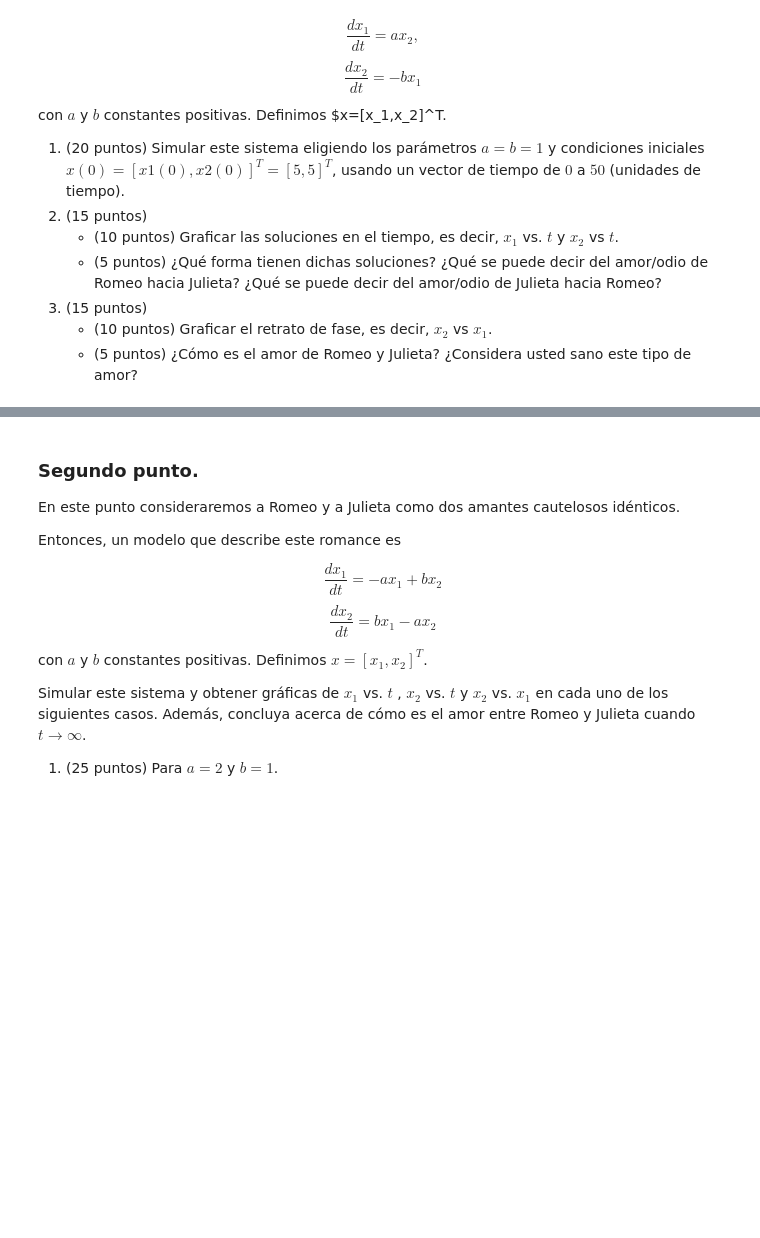
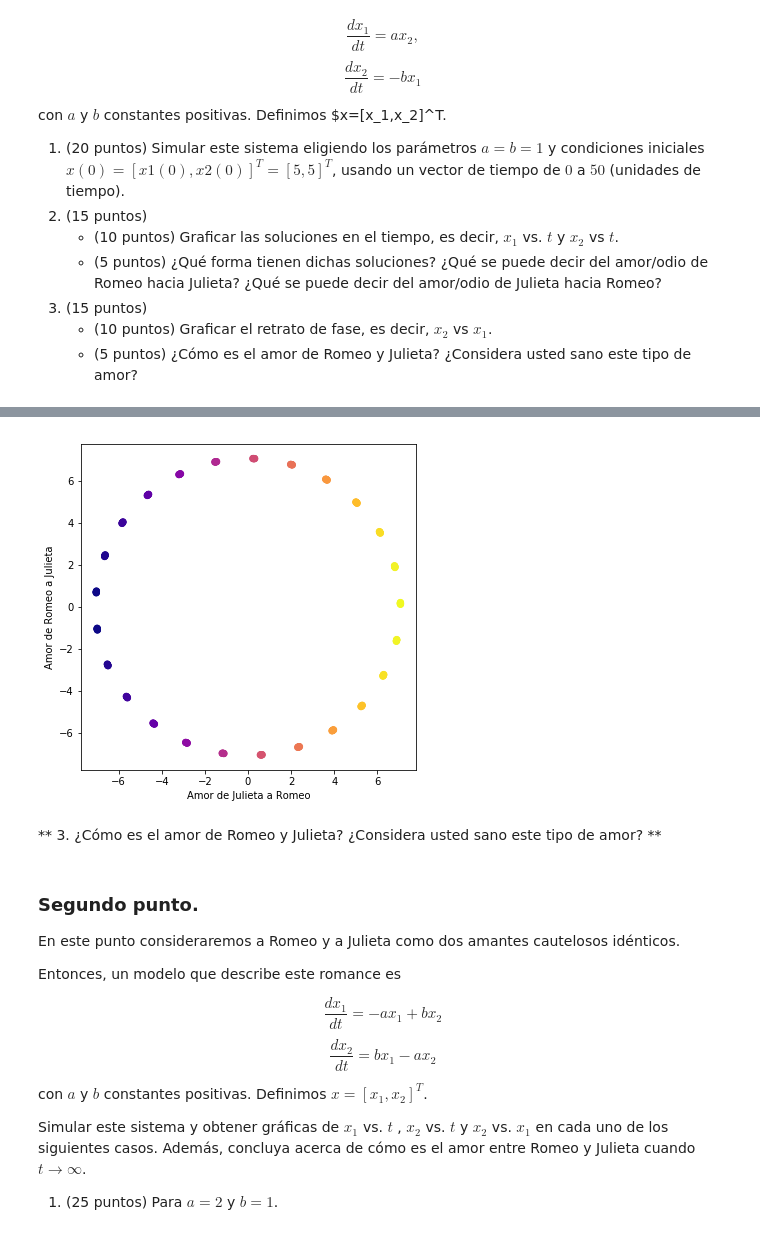
Before and after one commit to 8bitguy/SimMate, a Jupyter notebook: Examen1_IsraelCastillo.ipynb, the cells around one changed output, grey strips where cells are left out. Cells and saved outputs as stored; diff of their text form; code cells hidden in the pictures; blank space fills up the shorter version.

```diff
--- a/Examen1_IsraelCastillo.ipynb
+++ b/Examen1_IsraelCastillo.ipynb
@@ -112,3 +99,16 @@ plt.show()
+# %%
+x1 = resultado[:,0]
+x2 = resultado[:,1]
+plt.figure(figsize = (6,6))
+plt.scatter (x2, x1, lw = 5, s= 5, cmap= 'plasma', c = x2)
+plt.xlabel('Amor de Julieta a Romeo')
+plt.ylabel('Amor de Romeo a Julieta')
+
+plt.show()
+# %% [output]
+[figure, added]
+# %% [markdown]
+** 3. ¿Cómo es el amor de Romeo y Julieta? ¿Considera usted sano este tipo de amor? **
 # %% [markdown]
 ### Segundo punto.
 En este punto consideraremos a Romeo y a Julieta como dos amantes cautelosos idénticos.
```
Also changed, not shown: parts of 3 cells of this notebook.
